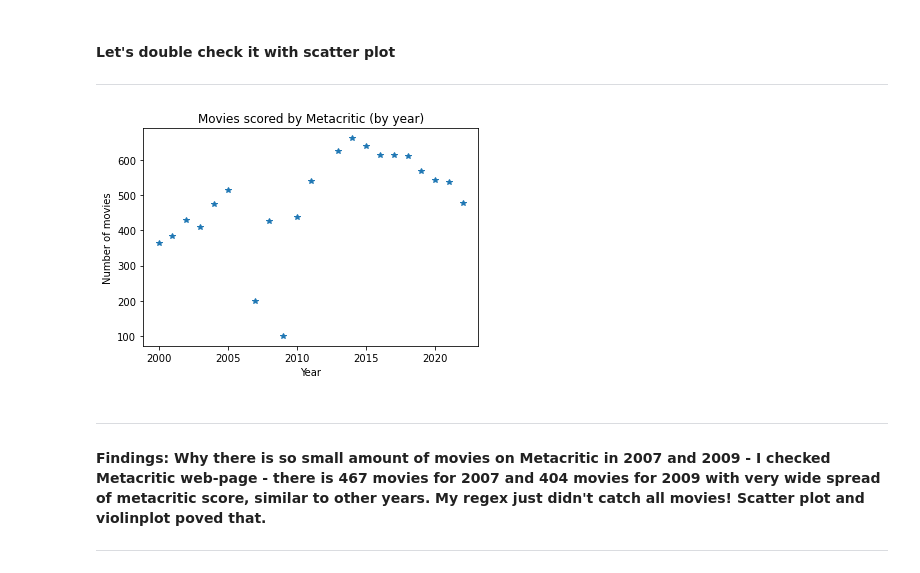
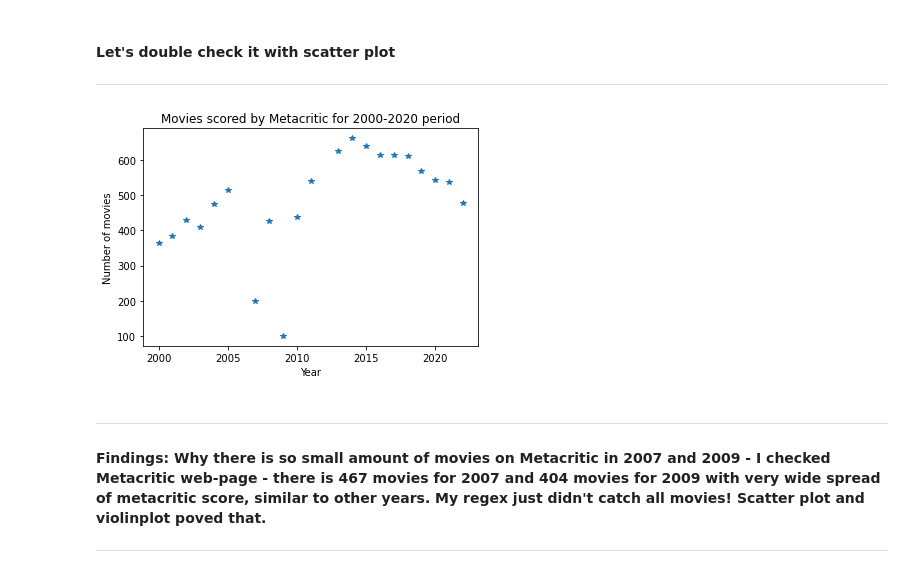
Before and after one commit to natasadkov/Movie-Analysis, a Jupyter notebook: MovieAnalysis_Metacritic.ipynb, the cells around one changed output. Drawn from its saved outputs; the diff is of its cells as text; code cells hidden in the pictures.

```diff
--- a/MovieAnalysis_Metacritic.ipynb
+++ b/MovieAnalysis_Metacritic.ipynb
@@ -223,18 +232,18 @@ plt.show()
 # %%
 from matplotlib import pyplot
 from matplotlib.ticker import FormatStrFormatter
 
 # Set up labels on the axes
-pyplot.title('Movies scored by Metacritic for 2000-2020 period)')
+pyplot.title('Movies scored by Metacritic for 2000-2020 period')
 pyplot.xlabel('Year')
 pyplot.ylabel('Number of movies')
 
 # Count movies measured by metacritic by year and plot the results
 df = metacritic['year'].groupby(metacritic.year).agg ('count')
 pyplot.plot(df,'*')
 pyplot.show()
 # %% [output]
-[figure, old version]
+[figure, new version]
 # %% [markdown]
 ***
 #### Findings: Why there is so small amount of movies on Metacritic in 2007 and 2009  - I checked Metacritic web-page - there is 467 movies for 2007 and 404 movies for 2009 with very wide spread of metacritic score, similar to other years. My regex just didn't catch all movies! Scatter plot and violinplot poved that.
```
Also changed, not shown: parts of 3 cells of this notebook.
